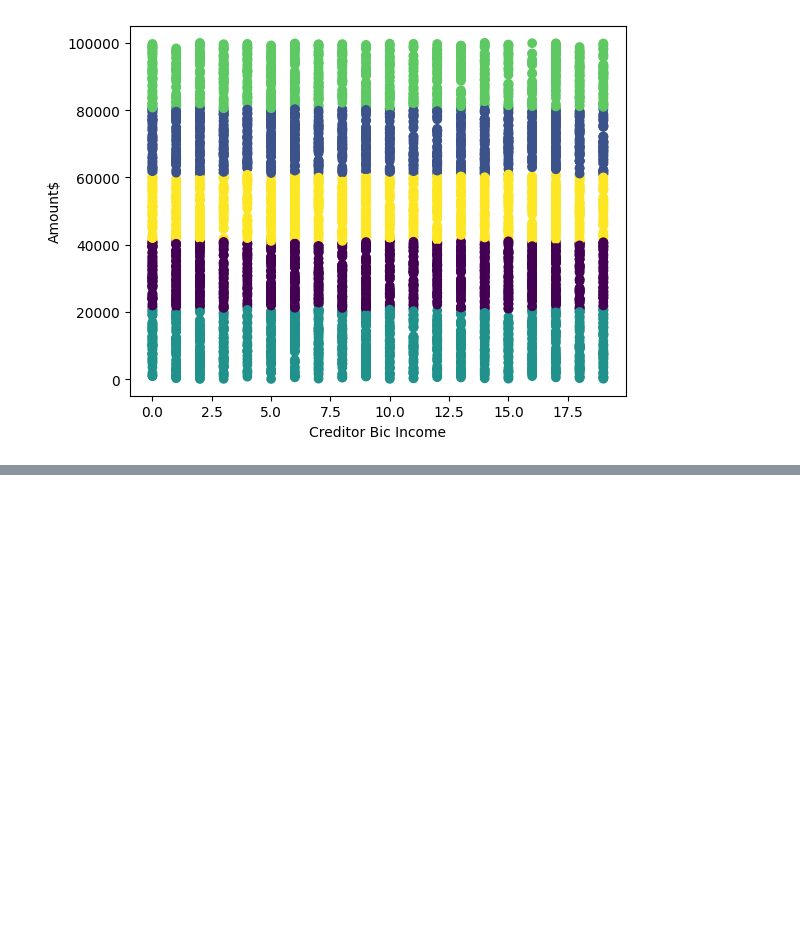
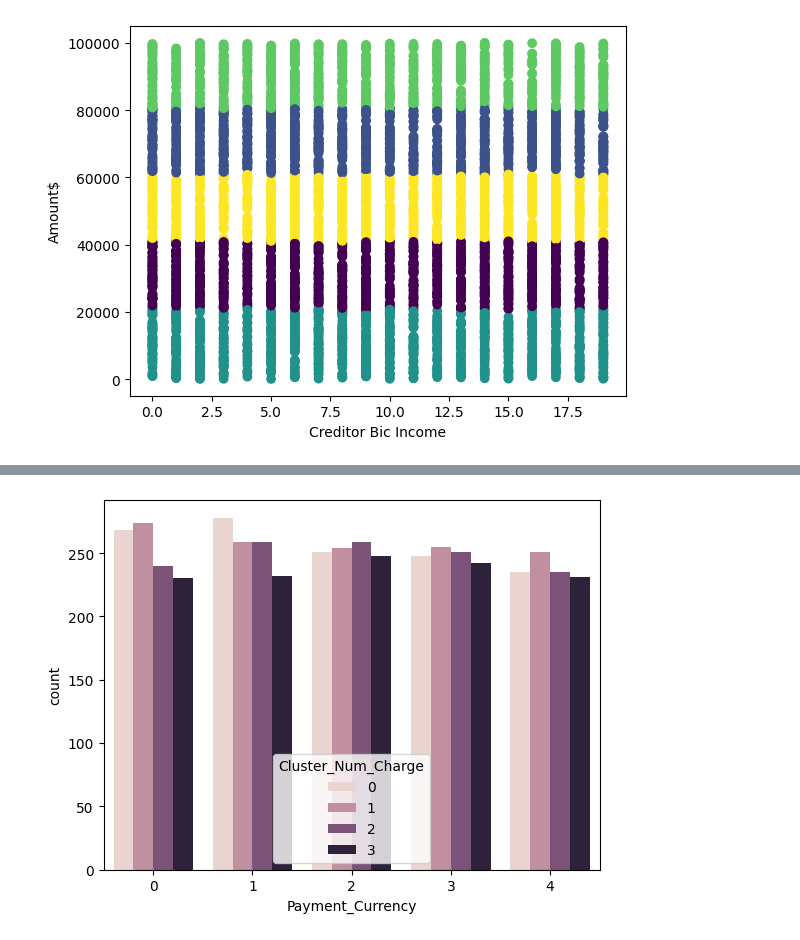
Before and after one commit to vijaykumarharakuni/data_analysis, a Jupyter notebook: Payment_Data_Revised_New.ipynb, the cells around one changed output, grey strips where cells are left out. Saved outputs shown, nothing was run; the diff lists cells and outputs as text; code cells hidden in the pictures; blank space fills up the shorter version.

```diff
--- a/Payment_Data_Revised_New.ipynb
+++ b/Payment_Data_Revised_New.ipynb
@@ -1041,0 +1258,2 @@ plt.show()
+# %%
+data['Cluster_Num_Charge']=y_pred
@@ -1041,0 +1272,6 @@ plt.show()
+# %%
+#sns.countplot(x='Purpose Code', hue='Cluster_Num_Charge', data=data)
+sns.countplot(x='Payment_Currency', hue='Cluster_Num_Charge', data=data)
+plt.show()
+# %% [output]
+[figure, added]
```
Also changed, not shown: parts of 20 cells of this notebook.
